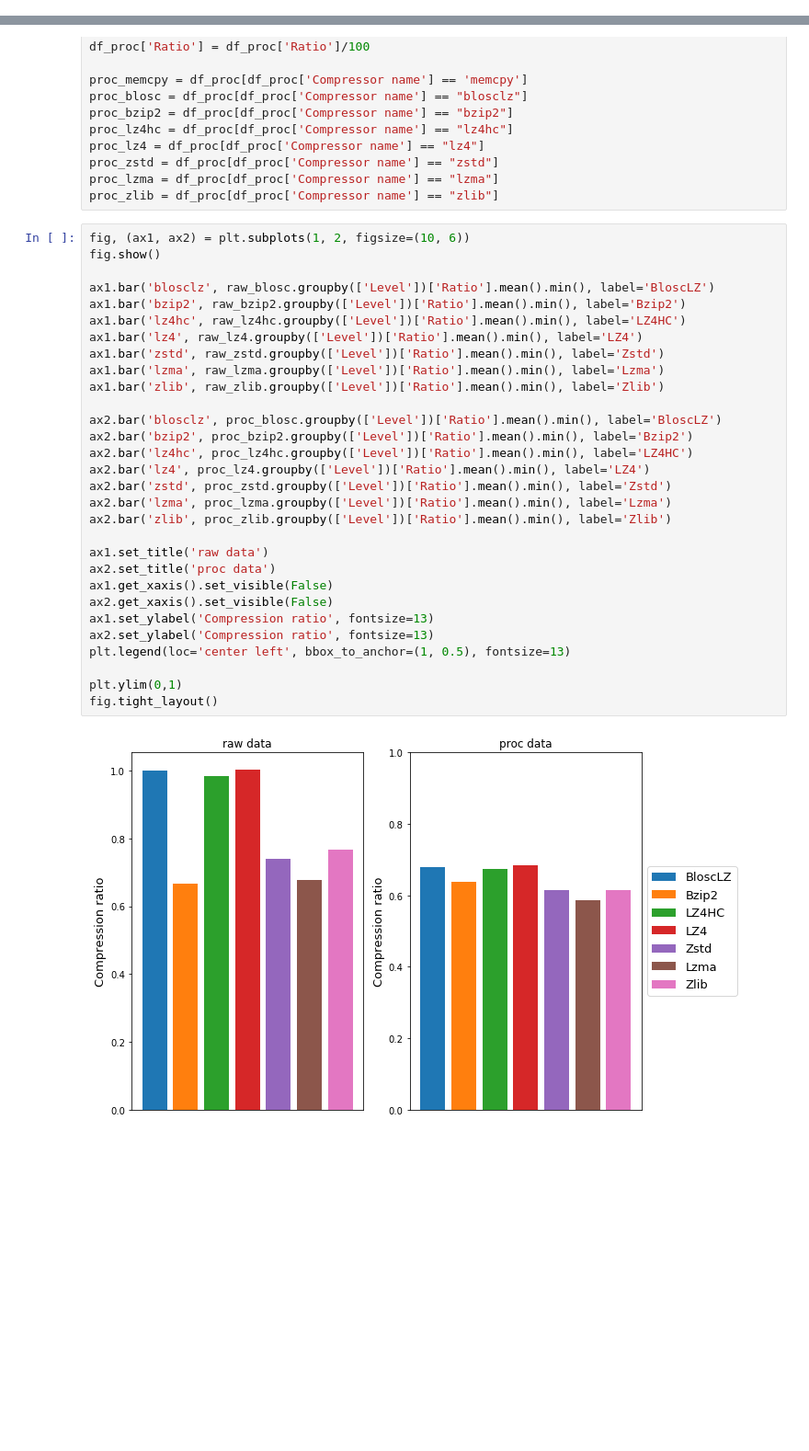
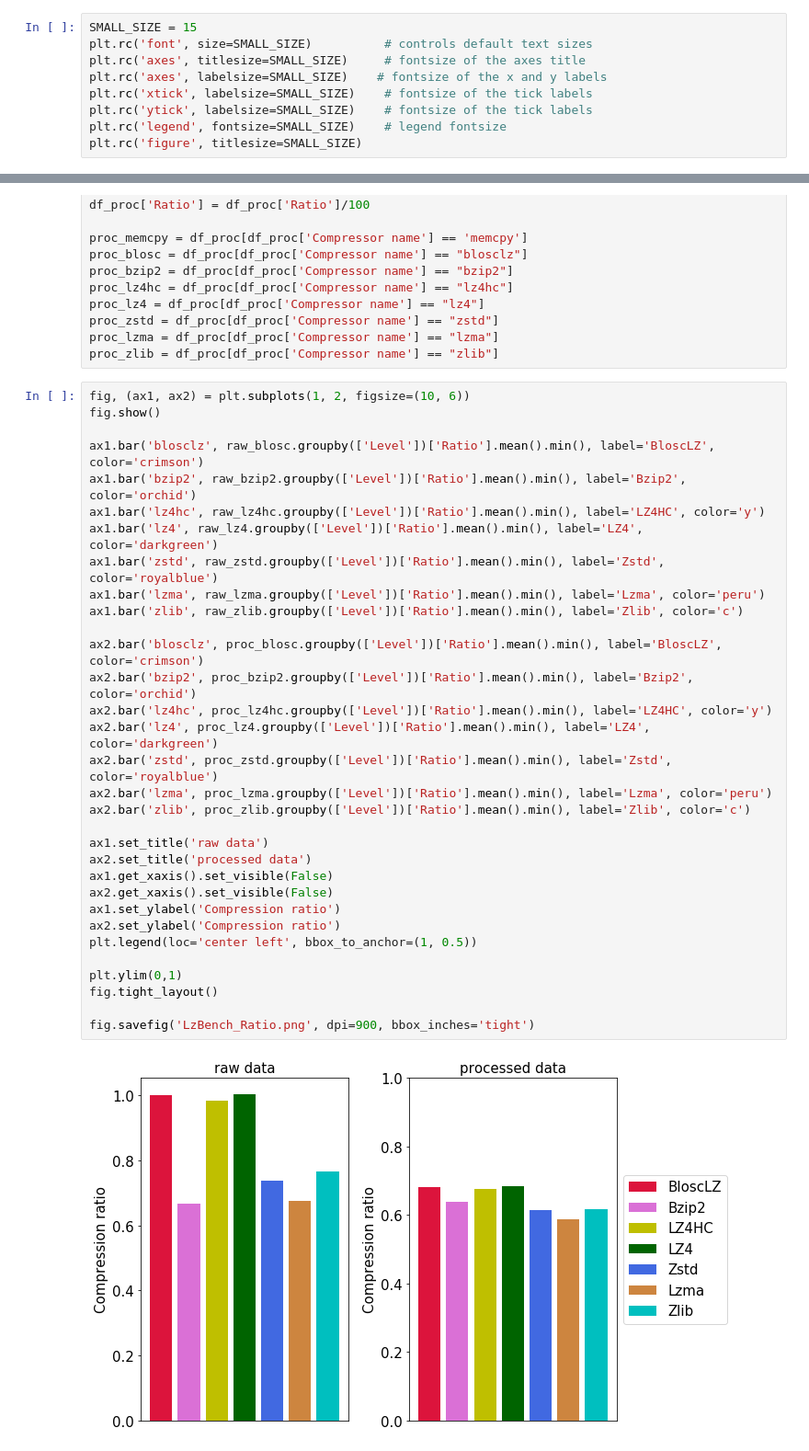
Before and after one commit to vittel1/XFEL-Project, a Jupyter notebook: compression/xfel_lzbench_results.ipynb, the cells around one changed output, grey strips where cells are left out. Shown at 92% size. Saved outputs shown, nothing was run; the diff lists cells and outputs as text; blank space fills up the shorter version.

```diff
--- a/compression/xfel_lzbench_results.ipynb
+++ b/compression/xfel_lzbench_results.ipynb
@@ -7,3 +10,12 @@ import matplotlib.patches as mpatches
+# %%
+SMALL_SIZE = 15
+plt.rc('font', size=SMALL_SIZE)          # controls default text sizes
+plt.rc('axes', titlesize=SMALL_SIZE)     # fontsize of the axes title
+plt.rc('axes', labelsize=SMALL_SIZE)    # fontsize of the x and y labels
+plt.rc('xtick', labelsize=SMALL_SIZE)    # fontsize of the tick labels
+plt.rc('ytick', labelsize=SMALL_SIZE)    # fontsize of the tick labels
+plt.rc('legend', fontsize=SMALL_SIZE)    # legend fontsize
+plt.rc('figure', titlesize=SMALL_SIZE)
 # %%
 csv_files_raw = 'lzbench-raw.out'
 df = pd.read_csv(csv_files_raw, sep=",")
@@ -36,35 +48,37 @@ proc_zlib = df_proc[df_proc['Compressor name'] == "zlib"]
 # %%
 fig, (ax1, ax2) = plt.subplots(1, 2, figsize=(10, 6))
 fig.show()
 
-ax1.bar('blosclz', raw_blosc.groupby(['Level'])['Ratio'].mean().min(), label='BloscLZ')
-ax1.bar('bzip2', raw_bzip2.groupby(['Level'])['Ratio'].mean().min(), label='Bzip2')
-ax1.bar('lz4hc', raw_lz4hc.groupby(['Level'])['Ratio'].mean().min(), label='LZ4HC')
-ax1.bar('lz4', raw_lz4.groupby(['Level'])['Ratio'].mean().min(), label='LZ4')
-ax1.bar('zstd', raw_zstd.groupby(['Level'])['Ratio'].mean().min(), label='Zstd')
-ax1.bar('lzma', raw_lzma.groupby(['Level'])['Ratio'].mean().min(), label='Lzma')
-ax1.bar('zlib', raw_zlib.groupby(['Level'])['Ratio'].mean().min(), label='Zlib')
+ax1.bar('blosclz', raw_blosc.groupby(['Level'])['Ratio'].mean().min(), label='BloscLZ', color='crimson')
+ax1.bar('bzip2', raw_bzip2.groupby(['Level'])['Ratio'].mean().min(), label='Bzip2', color='orchid')
+ax1.bar('lz4hc', raw_lz4hc.groupby(['Level'])['Ratio'].mean().min(), label='LZ4HC', color='y')
+ax1.bar('lz4', raw_lz4.groupby(['Level'])['Ratio'].mean().min(), label='LZ4', color='darkgreen')
+ax1.bar('zstd', raw_zstd.groupby(['Level'])['Ratio'].mean().min(), label='Zstd', color='royalblue')
+ax1.bar('lzma', raw_lzma.groupby(['Level'])['Ratio'].mean().min(), label='Lzma', color='peru')
+ax1.bar('zlib', raw_zlib.groupby(['Level'])['Ratio'].mean().min(), label='Zlib', color='c')
 
-ax2.bar('blosclz', proc_blosc.groupby(['Level'])['Ratio'].mean().min(), label='BloscLZ')
-ax2.bar('bzip2', proc_bzip2.groupby(['Level'])['Ratio'].mean().min(), label='Bzip2')
-ax2.bar('lz4hc', proc_lz4hc.groupby(['Level'])['Ratio'].mean().min(), label='LZ4HC')
-ax2.bar('lz4', proc_lz4.groupby(['Level'])['Ratio'].mean().min(), label='LZ4')
-ax2.bar('zstd', proc_zstd.groupby(['Level'])['Ratio'].mean().min(), label='Zstd')
-ax2.bar('lzma', proc_lzma.groupby(['Level'])['Ratio'].mean().min(), label='Lzma')
-ax2.bar('zlib', proc_zlib.groupby(['Level'])['Ratio'].mean().min(), label='Zlib')
+ax2.bar('blosclz', proc_blosc.groupby(['Level'])['Ratio'].mean().min(), label='BloscLZ', color='crimson')
+ax2.bar('bzip2', proc_bzip2.groupby(['Level'])['Ratio'].mean().min(), label='Bzip2', color='orchid')
+ax2.bar('lz4hc', proc_lz4hc.groupby(['Level'])['Ratio'].mean().min(), label='LZ4HC', color='y')
+ax2.bar('lz4', proc_lz4.groupby(['Level'])['Ratio'].mean().min(), label='LZ4', color='darkgreen')
+ax2.bar('zstd', proc_zstd.groupby(['Level'])['Ratio'].mean().min(), label='Zstd', color='royalblue')
+ax2.bar('lzma', proc_lzma.groupby(['Level'])['Ratio'].mean().min(), label='Lzma', color='peru')
+ax2.bar('zlib', proc_zlib.groupby(['Level'])['Ratio'].mean().min(), label='Zlib', color='c')
 
 ax1.set_title('raw data')
-ax2.set_title('proc data')
+ax2.set_title('processed data')
 ax1.get_xaxis().set_visible(False)
 ax2.get_xaxis().set_visible(False)
-ax1.set_ylabel('Compression ratio', fontsize=13)
-ax2.set_ylabel('Compression ratio', fontsize=13)
-plt.legend(loc='center left', bbox_to_anchor=(1, 0.5), fontsize=13)
+ax1.set_ylabel('Compression ratio')
+ax2.set_ylabel('Compression ratio')
+plt.legend(loc='center left', bbox_to_anchor=(1, 0.5))
 
 plt.ylim(0,1)
 fig.tight_layout()
+
+fig.savefig('LzBench_Ratio.png', dpi=900, bbox_inches='tight')
 # %% [output]
-[figure, old version]
+[figure, new version]
 # %%
 fig, ax = plt.subplots(2, 2, figsize=(10, 8))
 fig.show()
```
Also changed, not shown: parts of 11 cells of this notebook, 1 other file.
